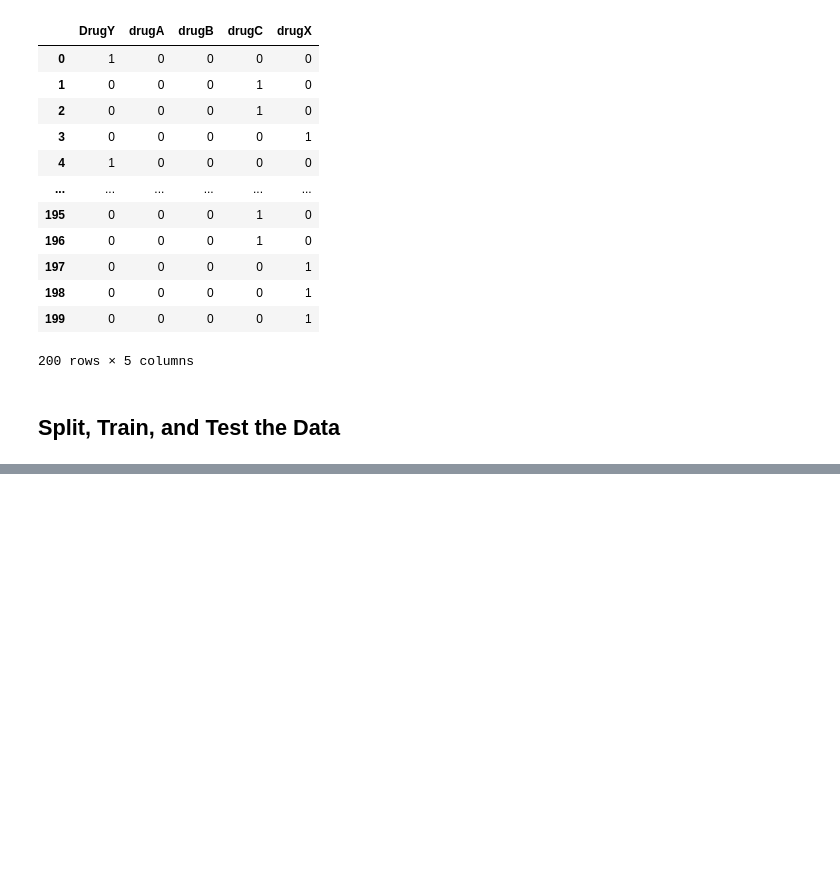
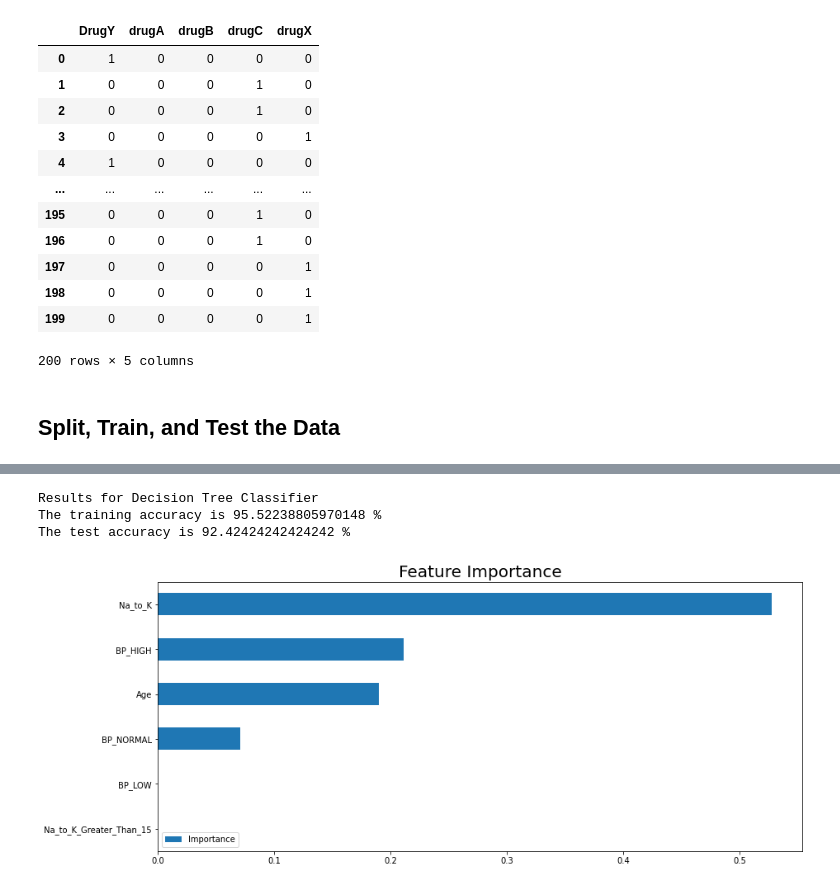
Before and after one commit to andydaehn/Drug_Classification, a Jupyter notebook: Drug_Classify.ipynb, the cells around one changed output, grey strips where cells are left out. Cells and saved outputs as stored; diff of their text form; code cells hidden in the pictures; blank space fills up the shorter version.

```diff
--- a/Drug_Classify.ipynb
+++ b/Drug_Classify.ipynb
@@ -306 +308,30 @@ weighted avg       0.89      0.91      0.90        66
  samples avg       0.91      0.91      0.91        66
+# %%
+# Split the data
+X_train, X_test, y_train, y_test = train_test_split(X_df, y_df, test_size=0.33, random_state=22)
+# %%
+# Train the data on the Random Forest Classifier and test the accuracy
+dtc = DecisionTreeClassifier(max_depth=5)
+dtc.fit(X_train,y_train)
+
+# Making predictions
+y_train_pred = dtc.predict(X_train)
+y_test_pred = dtc.predict(X_test)
+
+# Get Scores
+train_accuracy = accuracy_score(y_train, y_train_pred)
+test_accuracy = accuracy_score(y_test, y_test_pred)
+print('Results for Decision Tree Classifier')
+print('The training accuracy is', (train_accuracy*100),'%')
+print('The test accuracy is', (test_accuracy*100),'%')
+# %% [output]
+Results for Decision Tree Classifier
+The training accuracy is 95.52238805970148 %
+The test accuracy is 92.42424242424242 %
+# %%
+# Plot the import features
+feature_importances = pd.DataFrame(dtc.feature_importances_,index=X_df.columns.to_list(),columns=['Importance']).sort_values(by='Importance',ascending=True)
+feature_importances.plot(kind='barh',figsize=(14,6));
+plt.title("Feature Importance",fontsize=20);
+# %% [output]
+[figure, added]
```
Also changed, not shown: parts of 5 cells of this notebook.
